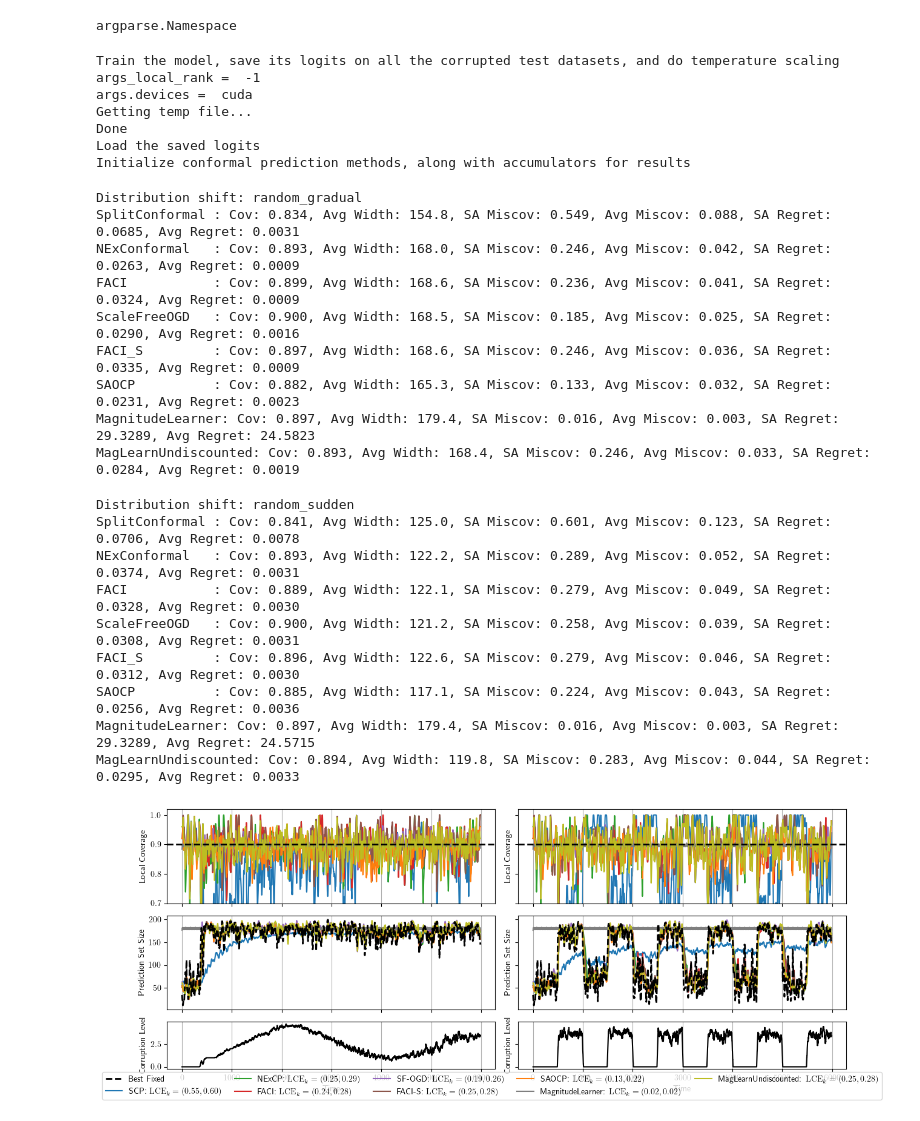
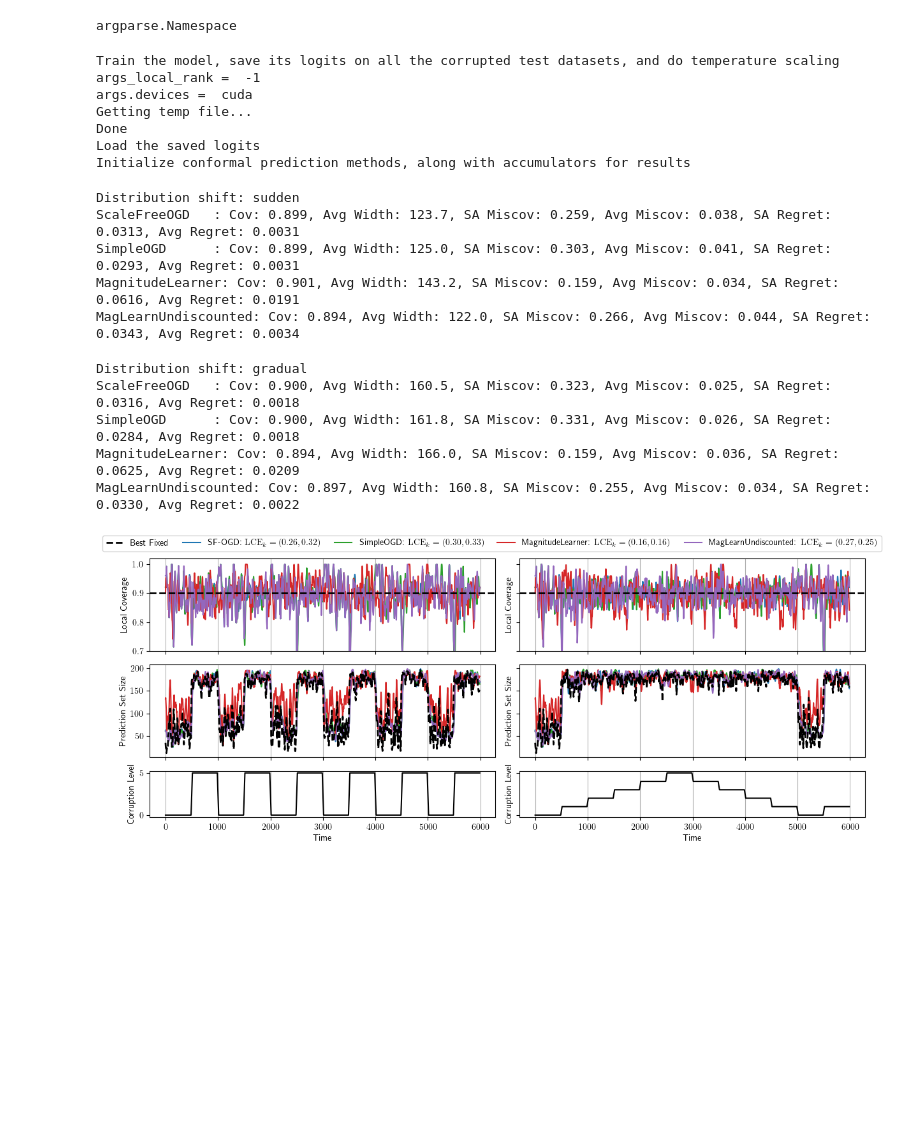
Before and after one commit to ComputationalRobotics/discounted-adaptive, a Jupyter notebook: vision_TinyImageNet.ipynb, the cells around one changed output. Saved outputs shown, nothing was run; the diff lists cells and outputs as text; code cells hidden in the pictures; blank space fills up the shorter version.

```diff
--- a/vision_TinyImageNet.ipynb
+++ b/vision_TinyImageNet.ipynb
@@ -380,14 +361,14 @@ if args.local_rank in [-1, 0]:
     print("Initialize conformal prediction methods, along with accumulators for results")
     lmbda, k_reg, n_class = raps_params(args.dataset)
     D = 1 + lmbda * np.sqrt(n_class - k_reg)
-    methods = [SplitConformal, NExConformal, FACI, ScaleFreeOGD, FACI_S, SAOCP, MagnitudeLearner, MagLearnUndiscounted]
-    #methods = [MagnitudeLearner, MagLearnUndiscounted]
+    # methods = [SplitConformal, NExConformal, FACI, ScaleFreeOGD, FACI_S, SAOCP, MagnitudeLearner, MagLearnUndiscounted]
+    methods = [ScaleFreeOGD, SimpleOGD, MagnitudeLearner, MagLearnUndiscounted]
     label2err = defaultdict(list)
     plt.rcParams["text.usetex"] = True
     h = 5 + 0.5 * (len(methods) > 5)
     fig, axs = plt.subplots(nrows=3, ncols=2, sharex="col", sharey="row", figsize=(12, h), height_ratios=[4, 4, 2])
     np.random.seed(0)
-    for i_shift, shift in enumerate(["random_gradual", "random_sudden"]):
+    for i_shift, shift in enumerate(["sudden", "gradual"]):
         sevs, s_opts, w_opts = [], [], []
         # warmup, window, run_length = 1000, 100, 500 # original code
         warmup, window, run_length = 1000, 25, 1000 # our code
@@ -448,9 +429,6 @@ if args.local_rank in [-1, 0]:
         ax1.axhline(args.target_cov, c="k", ls="--", lw=2, zorder=len(methods), label="Best Fixed")
         ax2.plot(np.arange(len(w_opts)), gaussian_filter1d(w_opts, sigma=2), c="k", ls="--", lw=2, zorder=len(methods))
         ax3.plot(np.arange(len(sevs)), sevs, c="k")
-        # print("sevs = ", sevs)
-        # print("")
-        # print("len(sevs) = ", len(sevs))
 
         s_opts = np.asarray(s_opts)
         int_q = pd.Series(s_opts).rolling(window).quantile(args.target_cov).dropna()
@@ -481,50 +459,42 @@ if args.local_rank in [-1, 0]:
                 f"{name:15}: "
                 f"Cov: {np.mean(coverages[name]):.3f}, "
                 f"Avg Width: {np.mean(widths[name]):.1f}, "
                 f"SA Miscov: {np.max(int_miscov):.3f}, "
                 f"Avg Miscov: {np.mean(int_miscov):.3f}, "
                 f"SA Regret: {np.max(int_regret):.4f}, "
                 f"Avg Regret: {np.mean(int_regret):.4f}"
             )
 
     fig.tight_layout()
     labels = []
     lines = axs[0, 0].get_lines()
     for line in lines:
         label = line.get_label()
         if label in label2err:
             label = f"{label}: $\\mathrm{{LCE}}_k = ({','.join(label2err[label])})$"
         labels.append(label)
     ncols = math.ceil(len(lines) / 2) if FACI_S in methods else len(lines)
     fig.subplots_adjust(top=0.92 if ncols == len(lines) else 0.88)
-    fig.legend(lines, labels, loc="lower center", ncols=ncols, fontsize=10, columnspacing=1.5)
+    fig.legend(lines, labels, loc="upper center", ncols=ncols, fontsize=10, columnspacing=1.5)
     figdir = os.path.join(os.path.dirname(os.path.abspath(__file__)), "figures")
     os.makedirs(figdir, exist_ok=True)
     fig.savefig(os.path.join(figdir, f"{args.dataset}.pdf"))
 # %% [output]
 Train the model, save its logits on all the corrupted test datasets, and do temperature scaling
 args_local_rank =  -1
 args.devices =  cuda
 Getting temp file...
 Done
 Load the saved logits
 Initialize conformal prediction methods, along with accumulators for results
-Distribution shift: random_gradual
-SplitConformal : Cov: 0.834, Avg Width: 154.8, SA Miscov: 0.549, Avg Miscov: 0.088, SA Regret: 0.0685, Avg Regret: 0.0031
-NExConformal   : Cov: 0.893, Avg Width: 168.0, SA Miscov: 0.246, Avg Miscov: 0.042, SA Regret: 0.0263, Avg Regret: 0.0009
-FACI           : Cov: 0.899, Avg Width: 168.6, SA Miscov: 0.236, Avg Miscov: 0.041, SA Regret: 0.0324, Avg Regret: 0.0009
-ScaleFreeOGD   : Cov: 0.900, Avg Width: 168.5, SA Miscov: 0.185, Avg Miscov: 0.025, SA Regret: 0.0290, Avg Regret: 0.0016
-FACI_S         : Cov: 0.897, Avg Width: 168.6, SA Miscov: 0.246, Avg Miscov: 0.036, SA Regret: 0.0335, Avg Regret: 0.0009
-SAOCP          : Cov: 0.882, Avg Width: 165.3, SA Miscov: 0.133, Avg Miscov: 0.032, SA Regret: 0.0231, Avg Regret: 0.0023
-MagnitudeLearner: Cov: 0.897, Avg Width: 179.4, SA Miscov: 0.016, Avg Miscov: 0.003, SA Regret: 29.3289, Avg Regret: 24.5823
-MagLearnUndiscounted: Cov: 0.893, Avg Width: 168.4, SA Miscov: 0.246, Avg Miscov: 0.033, SA Regret: 0.0284, Avg Regret: 0.0019
+Distribution shift: sudden
+ScaleFreeOGD   : Cov: 0.899, Avg Width: 123.7, SA Miscov: 0.259, Avg Miscov: 0.038, SA Regret: 0.0313, Avg Regret: 0.0031
+SimpleOGD      : Cov: 0.899, Avg Width: 125.0, SA Miscov: 0.303, Avg Miscov: 0.041, SA Regret: 0.0293, Avg Regret: 0.0031
+MagnitudeLearner: Cov: 0.901, Avg Width: 143.2, SA Miscov: 0.159, Avg Miscov: 0.034, SA Regret: 0.0616, Avg Regret: 0.0191
+MagLearnUndiscounted: Cov: 0.894, Avg Width: 122.0, SA Miscov: 0.266, Avg Miscov: 0.044, SA Regret: 0.0343, Avg Regret: 0.0034
-Distribution shift: random_sudden
-SplitConformal : Cov: 0.841, Avg Width: 125.0, SA Miscov: 0.601, Avg Miscov: 0.123, SA Regret: 0.0706, Avg Regret: 0.0078
-NExConformal   : Cov: 0.893, Avg Width: 122.2, SA Miscov: 0.289, Avg Miscov: 0.052, SA Regret: 0.0374, Avg Regret: 0.0031
-FACI           : Cov: 0.889, Avg Width: 122.1, SA Miscov: 0.279, Avg Miscov: 0.049, SA Regret: 0.0328, Avg Regret: 0.0030
-ScaleFreeOGD   : Cov: 0.900, Avg Width: 121.2, SA Miscov: 0.258, Avg Miscov: 0.039, SA Regret: 0.0308, Avg Regret: 0.0031
-FACI_S         : Cov: 0.896, Avg Width: 122.6, SA Miscov: 0.279, Avg Miscov: 0.046, SA Regret: 0.0312, Avg Regret: 0.0030
-SAOCP          : Cov: 0.885, Avg Width: 117.1, SA Miscov: 0.224, Avg Miscov: 0.043, SA Regret: 0.0256, Avg Regret: 0.0036
-MagnitudeLearner: Cov: 0.897, Avg Width: 179.4, SA Miscov: 0.016, Avg Miscov: 0.003, SA Regret: 29.3289, Avg Regret: 24.5715
-MagLearnUndiscounted: Cov: 0.894, Avg Width: 119.8, SA Miscov: 0.283, Avg Miscov: 0.044, SA Regret: 0.0295, Avg Regret: 0.0033
+Distribution shift: gradual
+ScaleFreeOGD   : Cov: 0.900, Avg Width: 160.5, SA Miscov: 0.323, Avg Miscov: 0.025, SA Regret: 0.0316, Avg Regret: 0.0018
+SimpleOGD      : Cov: 0.900, Avg Width: 161.8, SA Miscov: 0.331, Avg Miscov: 0.026, SA Regret: 0.0284, Avg Regret: 0.0018
+MagnitudeLearner: Cov: 0.894, Avg Width: 166.0, SA Miscov: 0.159, Avg Miscov: 0.036, SA Regret: 0.0625, Avg Regret: 0.0209
+MagLearnUndiscounted: Cov: 0.897, Avg Width: 160.8, SA Miscov: 0.255, Avg Miscov: 0.034, SA Regret: 0.0330, Avg Regret: 0.0022
-[figure, old version]
+[figure, new version]
```
Also changed, not shown: parts of 2 cells of this notebook, 4 other files.
